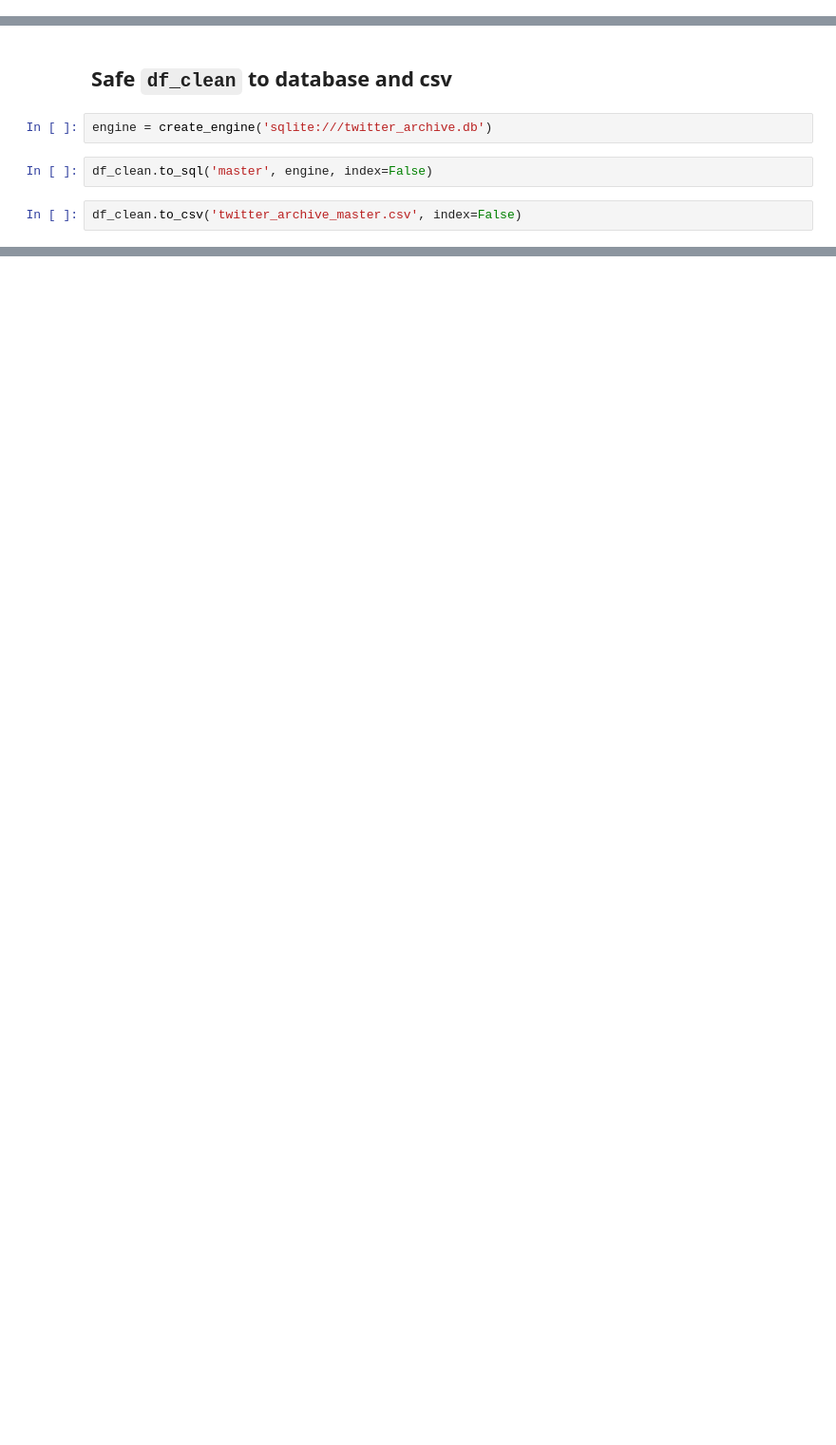
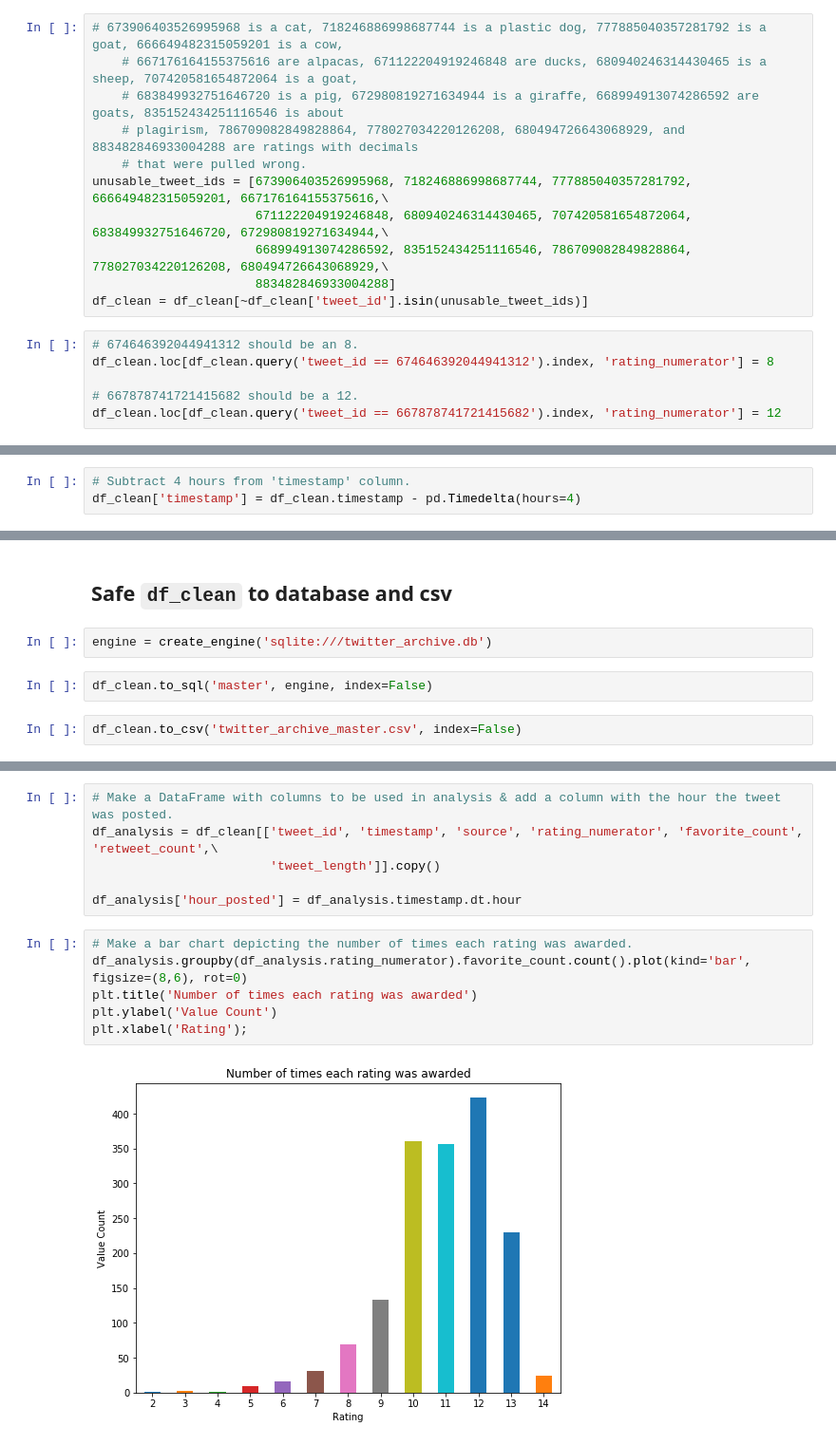
Before and after one commit to iRowebot/Wrangling-Analysis-Visualization-WeRateDogs-Tweets, a Jupyter notebook: wrangle_act.ipynb, the cells around one changed output, grey strips where cells are left out. Shown: that part at 95% size. Drawn from its saved outputs; the diff is of its cells as text; blank space fills up the shorter version.

Commit message:
Add Analysis & Visualizations

```diff
--- a/wrangle_act.ipynb
+++ b/wrangle_act.ipynb
@@ -499,0 +506,17 @@ df_clean[df_clean.rating_denominator != 10]
+# %%
+# 673906403526995968 is a cat, 718246886998687744 is a plastic dog, 777885040357281792 is a goat, 666649482315059201 is a cow,
+    # 667176164155375616 are alpacas, 671122204919246848 are ducks, 680940246314430465 is a sheep, 707420581654872064 is a goat,
+    # 683849932751646720 is a pig, 672980819271634944 is a giraffe, 668994913074286592 are goats, 835152434251116546 is about
+    # plagirism, 786709082849828864, 778027034220126208, 680494726643068929, and 883482846933004288 are ratings with decimals
+    # that were pulled wrong.
+unusable_tweet_ids = [673906403526995968, 718246886998687744, 777885040357281792, 666649482315059201, 667176164155375616,\
+                      671122204919246848, 680940246314430465, 707420581654872064, 683849932751646720, 672980819271634944,\
+                      668994913074286592, 835152434251116546, 786709082849828864, 778027034220126208, 680494726643068929,\
+                      883482846933004288]
+df_clean = df_clean[~df_clean['tweet_id'].isin(unusable_tweet_ids)]
+# %%
+# 674646392044941312 should be an 8.
+df_clean.loc[df_clean.query('tweet_id == 674646392044941312').index, 'rating_numerator'] = 8
+
+# 667878741721415682 should be a 12.
+df_clean.loc[df_clean.query('tweet_id == 667878741721415682').index, 'rating_numerator'] = 12
@@ -630,0 +686,3 @@ df_clean[['p1', 'p2', 'p3']].sample(3)
+# %%
+# Subtract 4 hours from 'timestamp' column.
+df_clean['timestamp'] = df_clean.timestamp - pd.Timedelta(hours=4)
@@ -642,0 +708,14 @@ df_master = pd.read_sql('SELECT * FROM master', engine)
+# %%
+# Make a DataFrame with columns to be used in analysis & add a column with the hour the tweet was posted.
+df_analysis = df_clean[['tweet_id', 'timestamp', 'source', 'rating_numerator', 'favorite_count', 'retweet_count',\
+                        'tweet_length']].copy()
+
+df_analysis['hour_posted'] = df_analysis.timestamp.dt.hour
+# %%
+# Make a bar chart depicting the number of times each rating was awarded.
+df_analysis.groupby(df_analysis.rating_numerator).favorite_count.count().plot(kind='bar', figsize=(8,6), rot=0)
+plt.title('Number of times each rating was awarded')
+plt.ylabel('Value Count')
+plt.xlabel('Rating');
+# %% [output]
+[figure, added]
```
Also changed, not shown: parts of 32 cells of this notebook, 2 other files.
